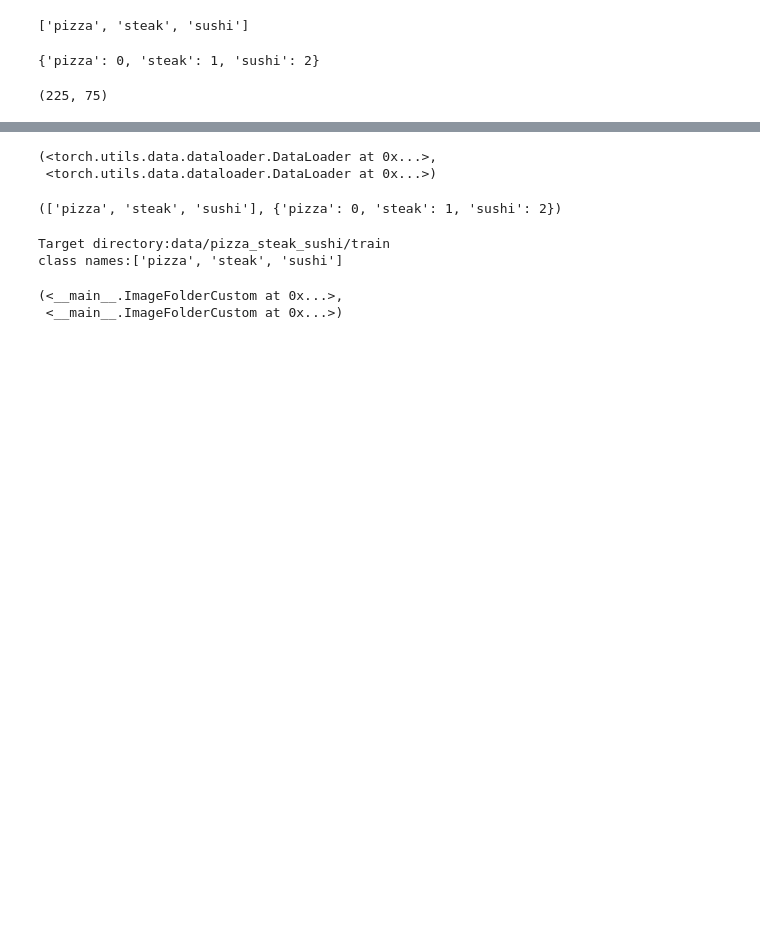
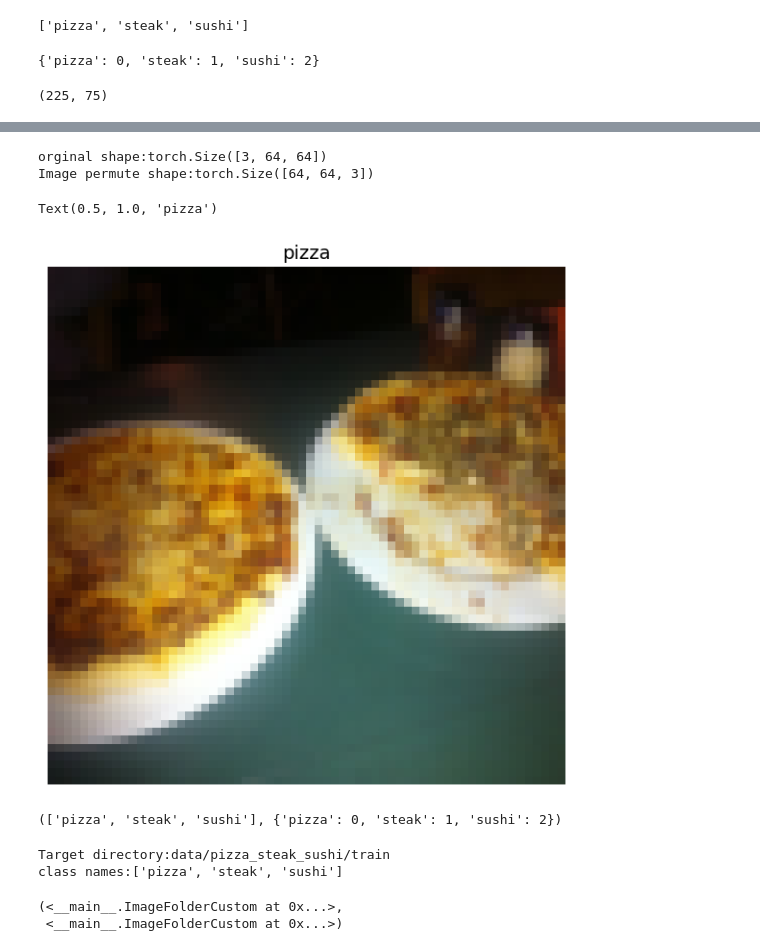
Before and after one commit to deriiinjv/pytorch-ml-experiments, a Jupyter notebook: customdataset.ipynb, the cells around one changed output, grey strips where cells are left out. Cells and saved outputs as stored; diff of their text form; code cells hidden in the pictures; blank space fills up the shorter version.

```diff
--- a/customdataset.ipynb
+++ b/customdataset.ipynb
@@ -189,19 +187,16 @@ Label datatype:<class 'int'>
 # %%
 img_permute=img.permute(1,2,0)
 print(f"orginal shape:{img.shape}")
 print(f"Image permute shape:{img_permute.shape}")
 plt.figure(figsize=(10,7))
 plt.imshow(img.permute(1,2,0))
 plt.axis("off")
-plt.title(class_name[label],fontsize=14):
+plt.title(class_names[label],fontsize=14)
+# %% [output]
+orginal shape:torch.Size([3, 64, 64])
+Image permute shape:torch.Size([64, 64, 3])
+Text(0.5, 1.0, 'pizza')
+[figure, added]
-# %%
-from torch.utils.data import DataLoader
-train_dataloader=DataLoader(dataset=train_data,batch_size=1,num_workers=1,shuffle=True)
-test_dataloader=DataLoader(dataset=test_data,batch_size=1,num_workers=1,shuffle=False)
-train_dataloader,test_dataloader
-# %% [output]
-(<torch.utils.data.dataloader.DataLoader at 0x...>,
- <torch.utils.data.dataloader.DataLoader at 0x...>)
 # %%
 #Image load with custom dataset without.ImageFolder()
 import os
```
Also changed, not shown: parts of 20 cells of this notebook.
